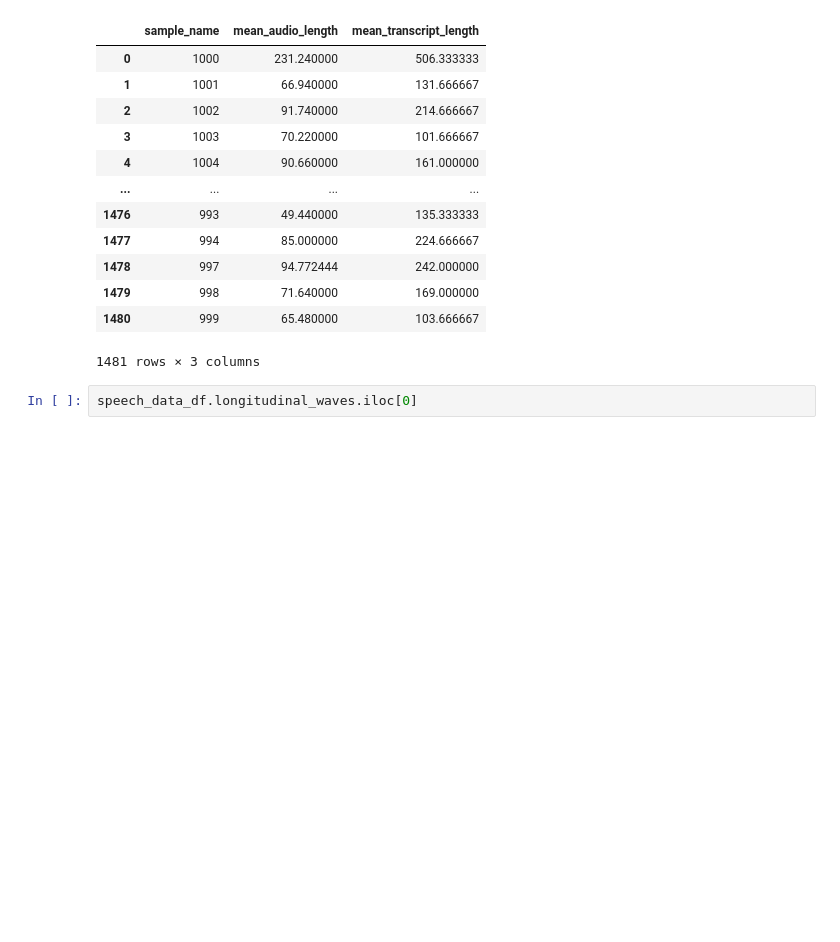
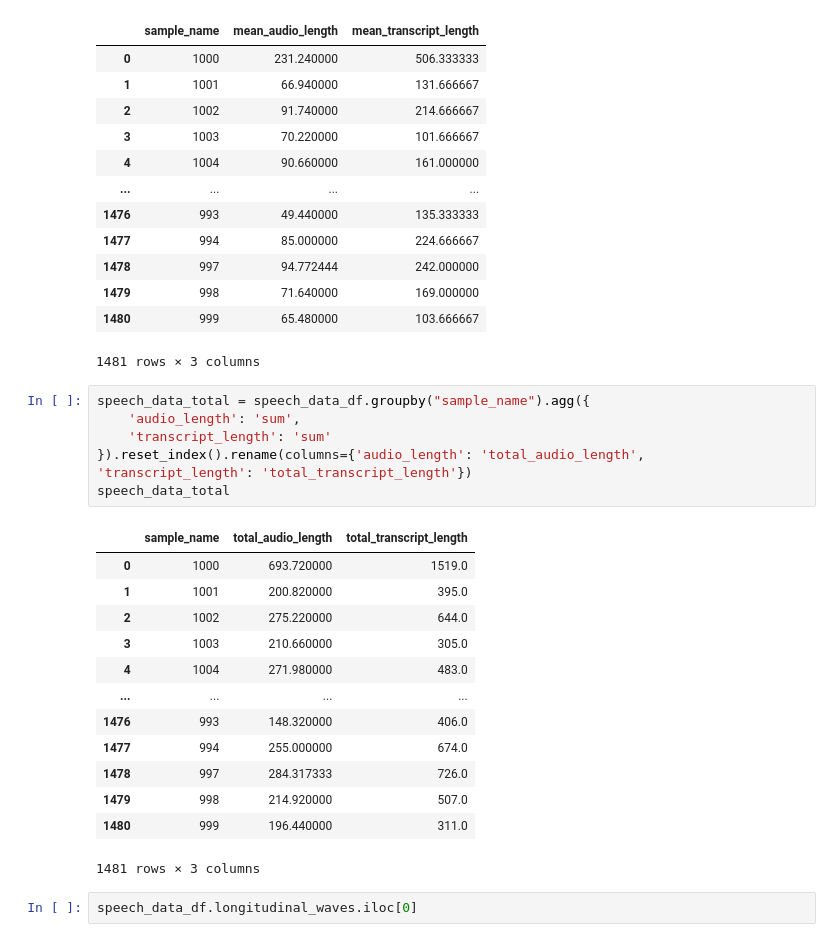
Before and after one commit to jheitz/speech_mdc, a Jupyter notebook: notebooks/demographics_subsets_and_speech_stats.ipynb, the cells around one changed output. Saved outputs shown, nothing was run; the diff lists cells and outputs as text; blank space fills up the shorter version.

```diff
--- a/notebooks/demographics_subsets_and_speech_stats.ipynb
+++ b/notebooks/demographics_subsets_and_speech_stats.ipynb
@@ -125,6 +125,26 @@ speech_data_mean
 | 1479 | 998 | 71.640000 | 169.000000 |
 | 1480 | 999 | 65.480000 | 103.666667 |
 1481 rows × 3 columns
+# %%
+speech_data_total = speech_data_df.groupby("sample_name").agg({
+    'audio_length': 'sum',
+    'transcript_length': 'sum'
+}).reset_index().rename(columns={'audio_length': 'total_audio_length', 'transcript_length': 'total_transcript_length'})
+speech_data_total
+# %% [output]
+|  | sample_name | total_audio_length | total_transcript_length |
+| 0 | 1000 | 693.720000 | 1519.0 |
+| 1 | 1001 | 200.820000 | 395.0 |
+| 2 | 1002 | 275.220000 | 644.0 |
+| 3 | 1003 | 210.660000 | 305.0 |
+| 4 | 1004 | 271.980000 | 483.0 |
+| ... | ... | ... | ... |
+| 1476 | 993 | 148.320000 | 406.0 |
+| 1477 | 994 | 255.000000 | 674.0 |
+| 1478 | 997 | 284.317333 | 726.0 |
+| 1479 | 998 | 214.920000 | 507.0 |
+| 1480 | 999 | 196.440000 | 311.0 |
+1481 rows × 3 columns
 # %%
 speech_data_df.longitudinal_waves.iloc[0]
 # %% [output]
```
Also changed, not shown: parts of 6 cells of this notebook, 8 other files.
